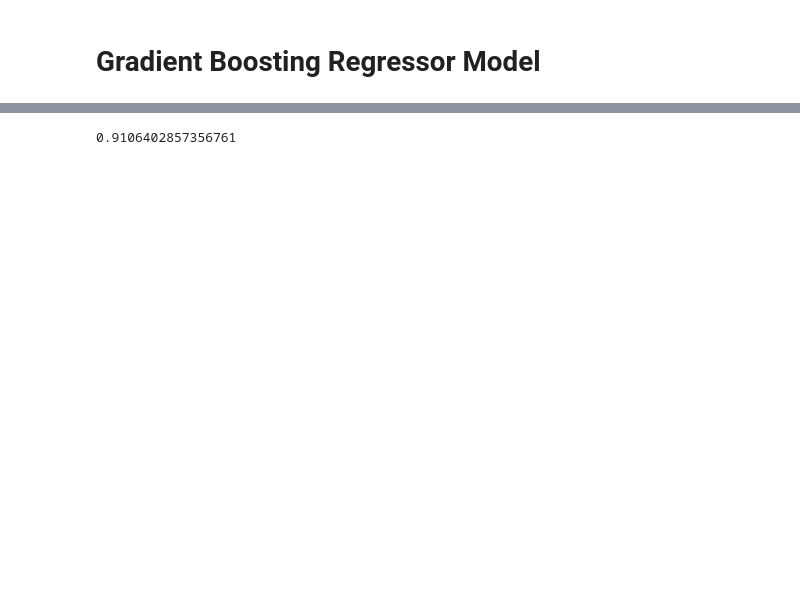
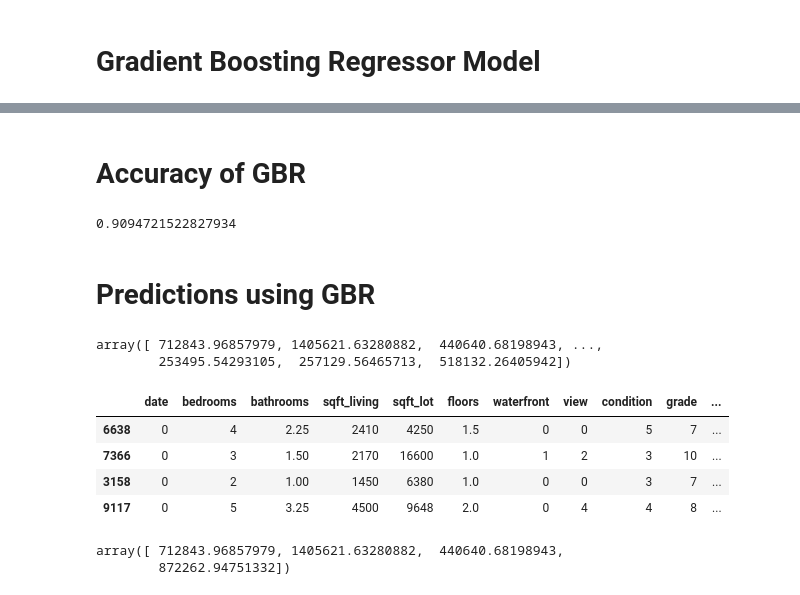
Before and after one commit to Shrikrishna911/House-Price-Prediction, a Jupyter notebook: House_price_prediction.ipynb, the cells around one changed output, grey strips where cells are left out. Saved outputs shown, nothing was run; the diff lists cells and outputs as text; code cells hidden in the pictures; blank space fills up the shorter version.

```diff
--- a/House_price_prediction.ipynb
+++ b/House_price_prediction.ipynb
@@ -131,4 +137,8 @@ GradientBoostingRegressor(max_depth=10, n_estimators=200)
+# %% [markdown]
+# Accuracy of GBR
 # %%
-clf.score(x_test,y_test)
+gbr.score(x_test,y_test)
 # %% [output]
-0.9106402857356761
+0.9094721522827934
+# %% [markdown]
+# Predictions using GBR
@@ -134,0 +147,13 @@ clf.score(x_test,y_test)
+# %%
+y_pred
+# %% [output]
+array([ 712843.96857979, 1405621.63280882,  440640.68198943, ...,
+        253495.54293105,  257129.56465713,  518132.26405942])
+# %%
+x_test[0:4]
+# %% [output]
+|  | date | bedrooms | bathrooms | sqft_living | sqft_lot | floors | waterfront | view | condition | grade | ... |
+| 6638 | 0 | 4 | 2.25 | 2410 | 4250 | 1.5 | 0 | 0 | 5 | 7 | ... |
+| 7366 | 0 | 3 | 1.50 | 2170 | 16600 | 1.0 | 1 | 2 | 3 | 10 | ... |
+| 3158 | 0 | 2 | 1.00 | 1450 | 6380 | 1.0 | 0 | 0 | 3 | 7 | ... |
+| 9117 | 0 | 5 | 3.25 | 4500 | 9648 | 2.0 | 0 | 4 | 4 | 8 | ... |
@@ -134,0 +162,5 @@ clf.score(x_test,y_test)
+# %%
+y_pred
+# %% [output]
+array([ 712843.96857979, 1405621.63280882,  440640.68198943,
+        872262.94751332])
```
Also changed, not shown: parts of 12 cells of this notebook.
